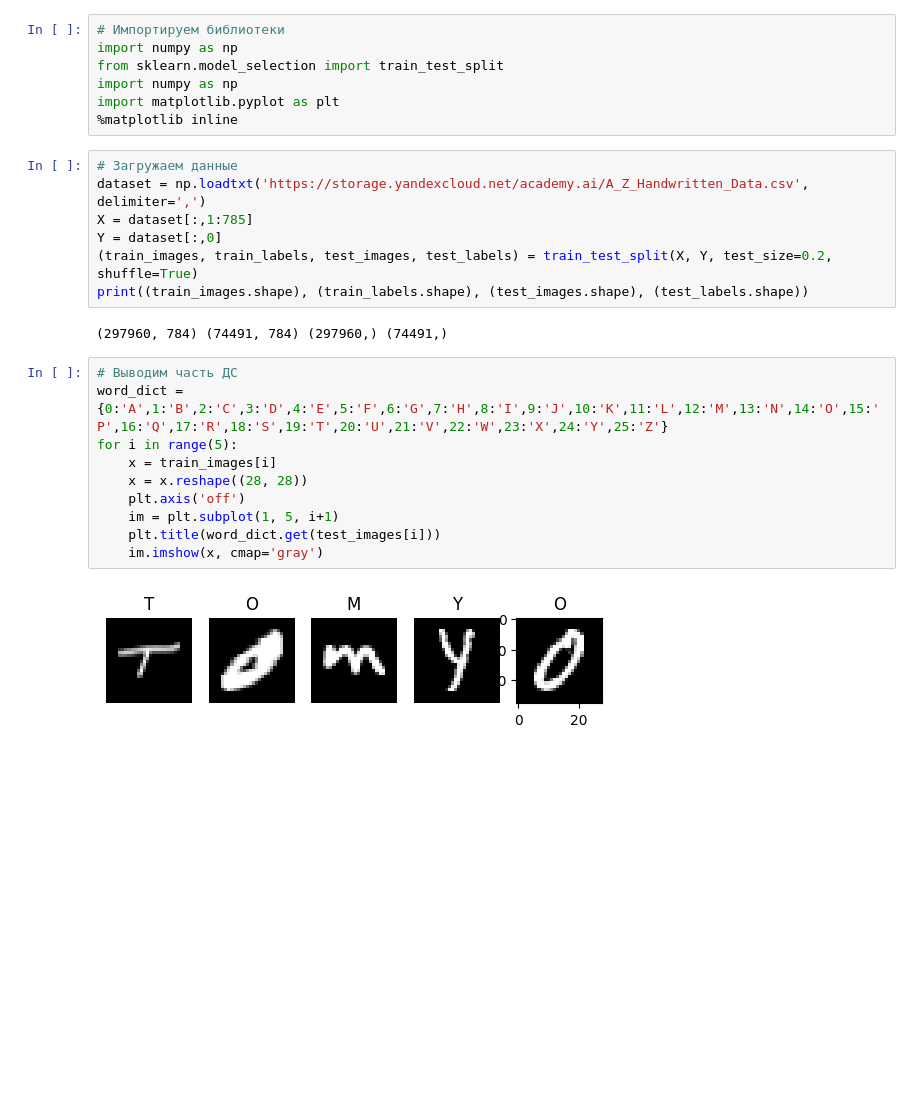
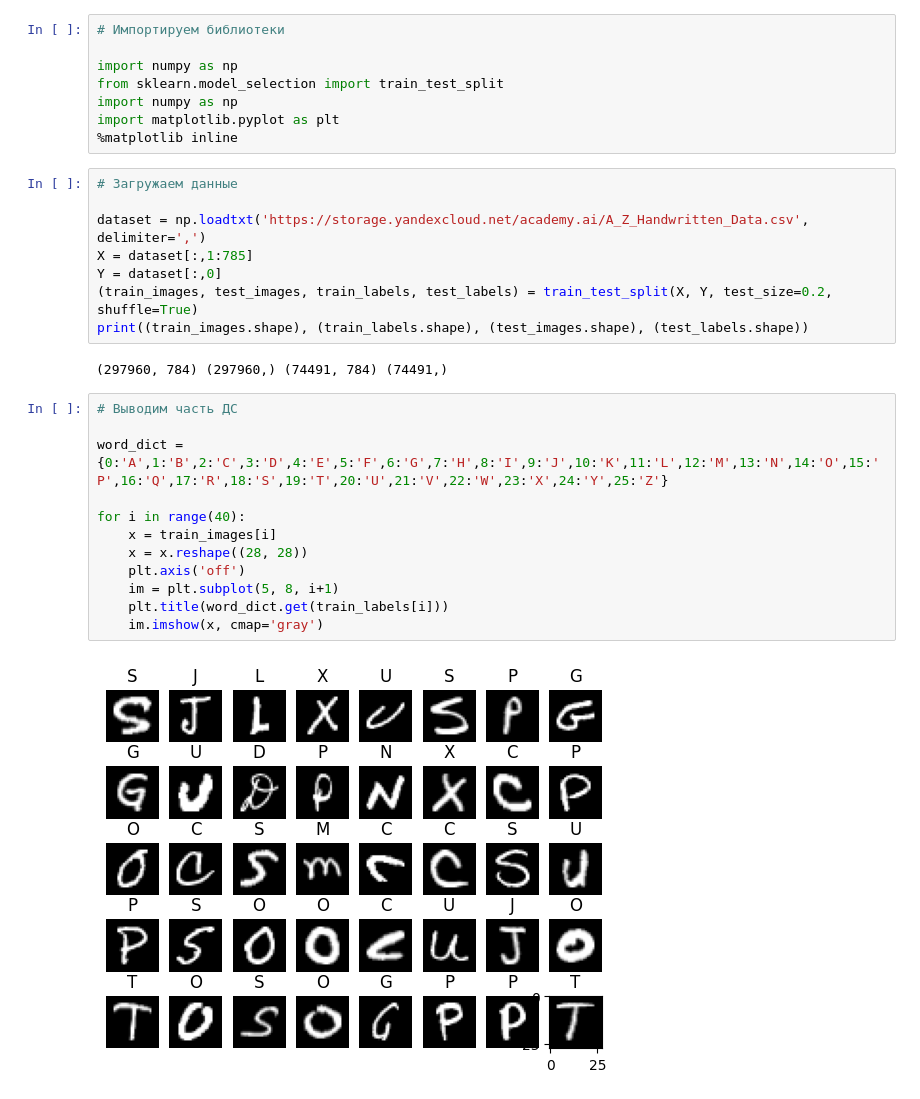
Before and after one commit to Maxxx-VS/The-Founder, a Jupyter notebook: Обучение_модели_(рукописный_текст).ipynb, the cells around one changed output. Drawn from its saved outputs; the diff is of its cells as text; blank space fills up the shorter version.

```diff
--- a/Обучение_модели_(рукописный_текст).ipynb
+++ b/Обучение_модели_(рукописный_текст).ipynb
@@ -24,5 +26,6 @@ Requirement already satisfied: Keras in /usr/local/lib/python3.10/dist-packages
 # %%
 # Импортируем библиотеки
+
 import numpy as np
 from sklearn.model_selection import train_test_split
 import numpy as np
@@ -30,24 +33,27 @@ import matplotlib.pyplot as plt
 %matplotlib inline
 # %%
 # Загружаем данные
+
 dataset = np.loadtxt('https://storage.yandexcloud.net/academy.ai/A_Z_Handwritten_Data.csv', delimiter=',')
 X = dataset[:,1:785]
 Y = dataset[:,0]
-(train_images, train_labels, test_images, test_labels) = train_test_split(X, Y, test_size=0.2, shuffle=True)
+(train_images, test_images, train_labels, test_labels) = train_test_split(X, Y, test_size=0.2, shuffle=True)
 print((train_images.shape), (train_labels.shape), (test_images.shape), (test_labels.shape))
 # %% [output]
-(297960, 784) (74491, 784) (297960,) (74491,)
+(297960, 784) (297960,) (74491, 784) (74491,)
 # %%
 # Выводим часть ДС
+
 word_dict = {0:'A',1:'B',2:'C',3:'D',4:'E',5:'F',6:'G',7:'H',8:'I',9:'J',10:'K',11:'L',12:'M',13:'N',14:'O',15:'P',16:'Q',17:'R',18:'S',19:'T',20:'U',21:'V',22:'W',23:'X',24:'Y',25:'Z'}
-for i in range(5):
+
+for i in range(40):
     x = train_images[i]
     x = x.reshape((28, 28))
     plt.axis('off')
-    im = plt.subplot(1, 5, i+1)
-    plt.title(word_dict.get(test_images[i]))
+    im = plt.subplot(5, 8, i+1)
+    plt.title(word_dict.get(train_labels[i]))
     im.imshow(x, cmap='gray')
 # %% [output]
-[figure, old version]
+[figure, new version]
 # %%
 # Моделирование НС
```
Also changed, not shown: parts of 13 cells of this notebook.
